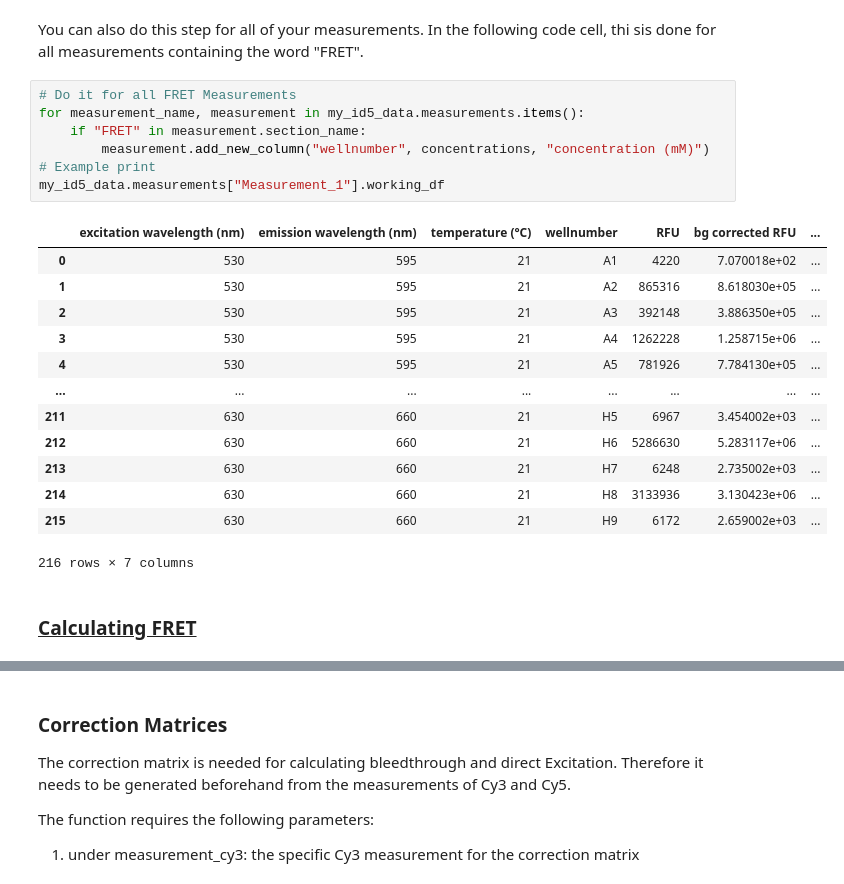
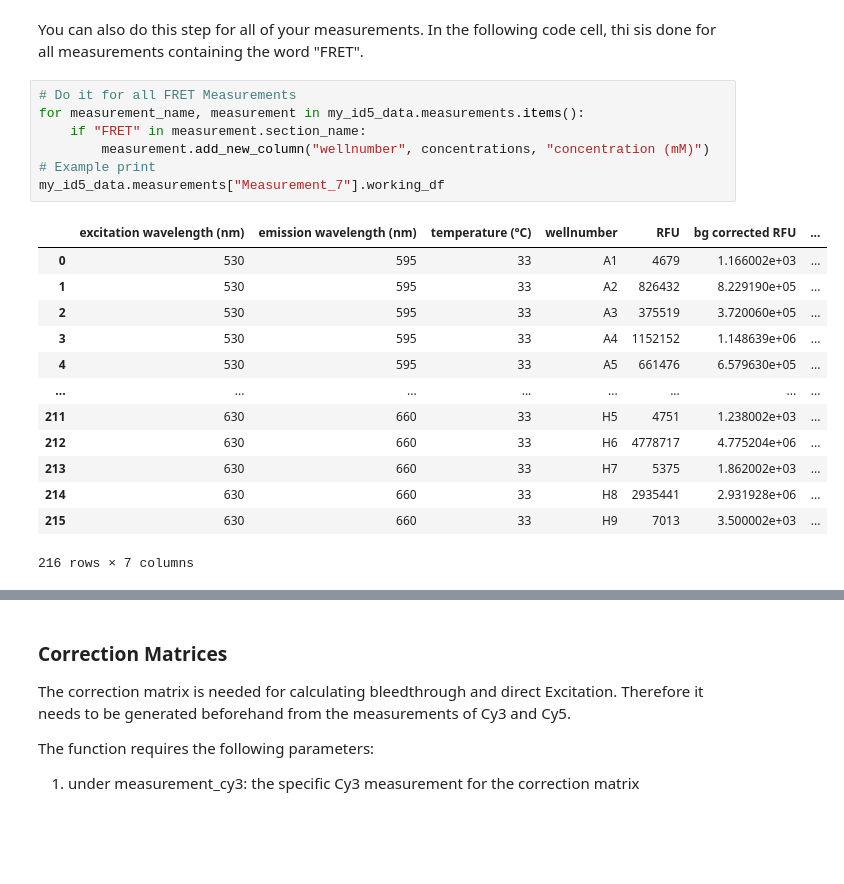
Before and after one commit to BoernerLab/blab_analysis, a Jupyter notebook: divices_example.ipynb, the cells around one changed output, grey strips where cells are left out. Drawn from its saved outputs; the diff is of its cells as text; blank space fills up the shorter version.

```diff
--- a/divices_example.ipynb
+++ b/divices_example.ipynb
@@ -256,23 +250,21 @@ You can also do this step for all of your measurements. In the following code ce
 # %%
 # Do it for all FRET Measurements
 for measurement_name, measurement in my_id5_data.measurements.items():
     if "FRET" in measurement.section_name:
         measurement.add_new_column("wellnumber", concentrations, "concentration (mM)")
 # Example print
-my_id5_data.measurements["Measurement_1"].working_df
+my_id5_data.measurements["Measurement_7"].working_df
 # %% [output]
 |  | excitation wavelength (nm) | emission wavelength (nm) | temperature (°C) | wellnumber | RFU | bg corrected RFU | ... |
-| 0 | 530 | 595 | 21 | A1 | 4220 | 7.070018e+02 | ... |
-| 1 | 530 | 595 | 21 | A2 | 865316 | 8.618030e+05 | ... |
-| 2 | 530 | 595 | 21 | A3 | 392148 | 3.886350e+05 | ... |
-| 3 | 530 | 595 | 21 | A4 | 1262228 | 1.258715e+06 | ... |
-| 4 | 530 | 595 | 21 | A5 | 781926 | 7.784130e+05 | ... |
+| 0 | 530 | 595 | 33 | A1 | 4679 | 1.166002e+03 | ... |
+| 1 | 530 | 595 | 33 | A2 | 826432 | 8.229190e+05 | ... |
+| 2 | 530 | 595 | 33 | A3 | 375519 | 3.720060e+05 | ... |
+| 3 | 530 | 595 | 33 | A4 | 1152152 | 1.148639e+06 | ... |
+| 4 | 530 | 595 | 33 | A5 | 661476 | 6.579630e+05 | ... |
 | ... | ... | ... | ... | ... | ... | ... | ... |
-| 211 | 630 | 660 | 21 | H5 | 6967 | 3.454002e+03 | ... |
-| 212 | 630 | 660 | 21 | H6 | 5286630 | 5.283117e+06 | ... |
-| 213 | 630 | 660 | 21 | H7 | 6248 | 2.735002e+03 | ... |
-| 214 | 630 | 660 | 21 | H8 | 3133936 | 3.130423e+06 | ... |
-| 215 | 630 | 660 | 21 | H9 | 6172 | 2.659002e+03 | ... |
+| 211 | 630 | 660 | 33 | H5 | 4751 | 1.238002e+03 | ... |
+| 212 | 630 | 660 | 33 | H6 | 4778717 | 4.775204e+06 | ... |
+| 213 | 630 | 660 | 33 | H7 | 5375 | 1.862002e+03 | ... |
+| 214 | 630 | 660 | 33 | H8 | 2935441 | 2.931928e+06 | ... |
+| 215 | 630 | 660 | 33 | H9 | 7013 | 3.500002e+03 | ... |
 216 rows × 7 columns
-# %% [markdown]
-### <u> Calculating FRET </u>
```
Also changed, not shown: parts of 24 cells of this notebook, 1 other file.
